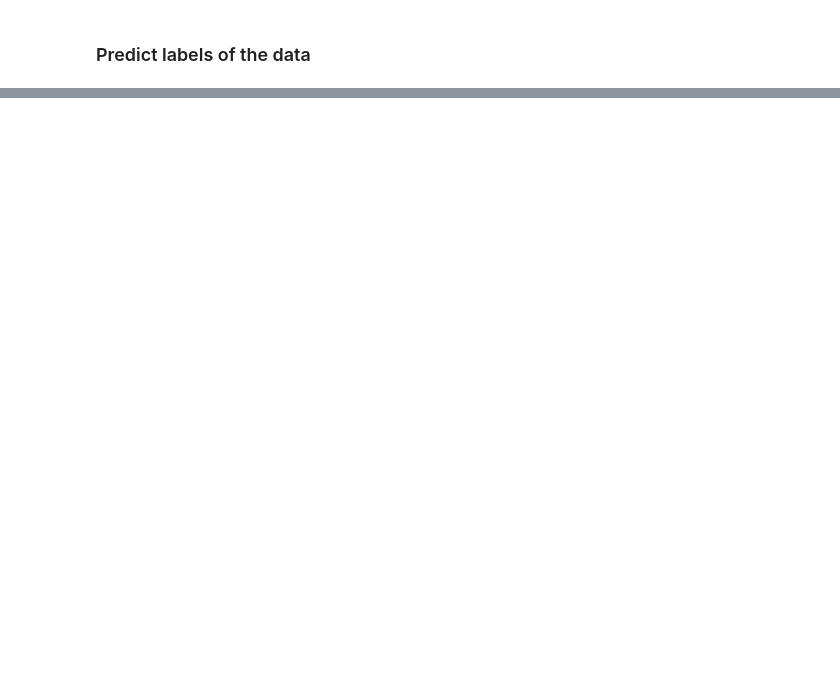
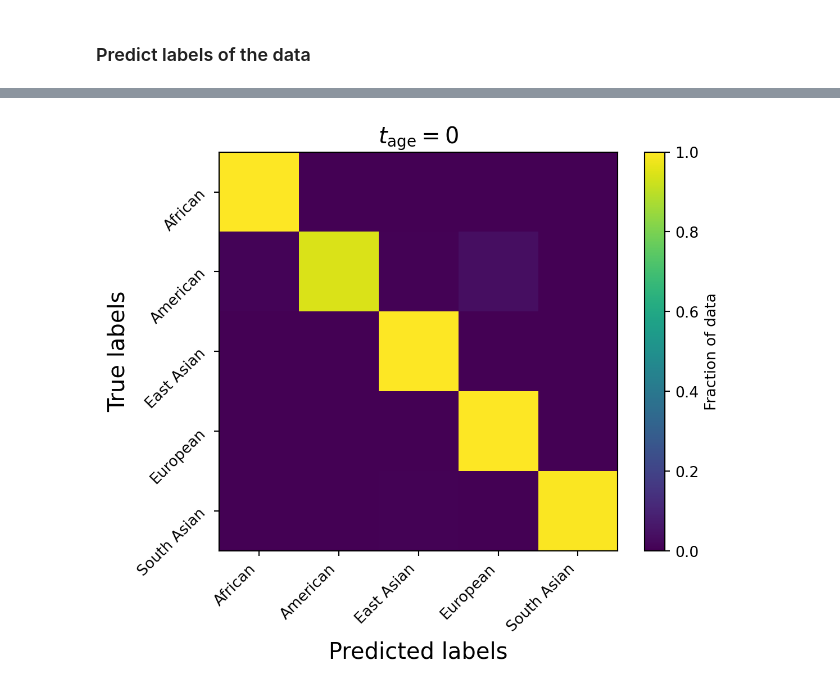
Before and after one commit to DsysDML/FeF, a Jupyter notebook: develop.ipynb, the cells around one changed output, grey strips where cells are left out. Cells and saved outputs as stored; diff of their text form; code cells hidden in the pictures; blank space fills up the shorter version.

```diff
--- a/develop.ipynb
+++ b/develop.ipynb
@@ -170,0 +168,3 @@ Train accuracy population: 0.79
+# %%
+predictions_label = dataset.to_label(predictions)
+targets_label = dataset.to_label(dataset.labels_one_hot)
@@ -170,0 +173,2 @@ Train accuracy population: 0.79
+# %%
+cm = confusion_matrix(targets_label, predictions_label, normalize="true")
@@ -170,0 +177,30 @@ Train accuracy population: 0.79
+# %%
+def plot_confusion_matrix(
+    filename: str,
+    confusion_matrix: np.ndarray,
+    checkpoint: int,
+    labels: list,
+) -> None:
+
+    fig, ax = plt.subplots(dpi=192, nrows=1, ncols=1)
+    im = ax.imshow(confusion_matrix, cmap='viridis')
+    ax.set_title(r'$t_{\mathrm{age}}=$' + str(checkpoint), size=15)
+    ax.set_ylabel('True labels', size=15)
+    ax.set_xlabel('Predicted labels', size=15)
+    ax.set_xticks(np.arange(len(labels)))
+    ax.set_yticks(np.arange(len(labels)))
+    ax.set_yticklabels(labels, rotation=45, ha='right');
+    ax.set_xticklabels(labels, rotation=45, ha='right');
+    plt.colorbar(im, label="Fraction of data", orientation="vertical")
+    plt.show()
+    #fig.savefig(filename, bbox_inches='tight')
+    plt.close()
+# %%
+plot_confusion_matrix(
+    "cuao",
+    confusion_matrix=cm,
+    checkpoint=0,
+    labels=np.unique(targets_label),
+)
+# %% [output]
+[figure, added]
```
Also changed, not shown: parts of 9 cells of this notebook, 10 other files.
